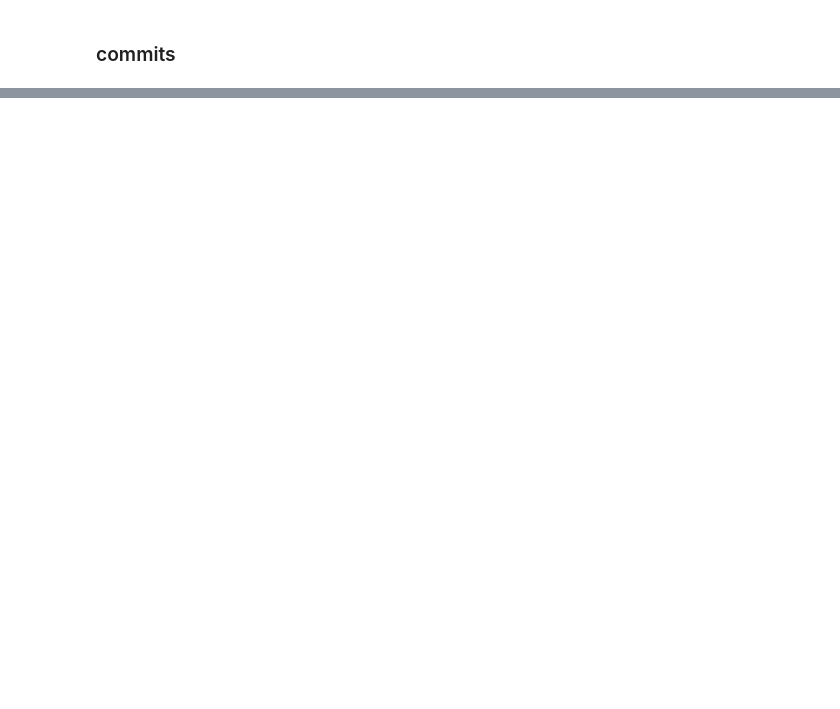
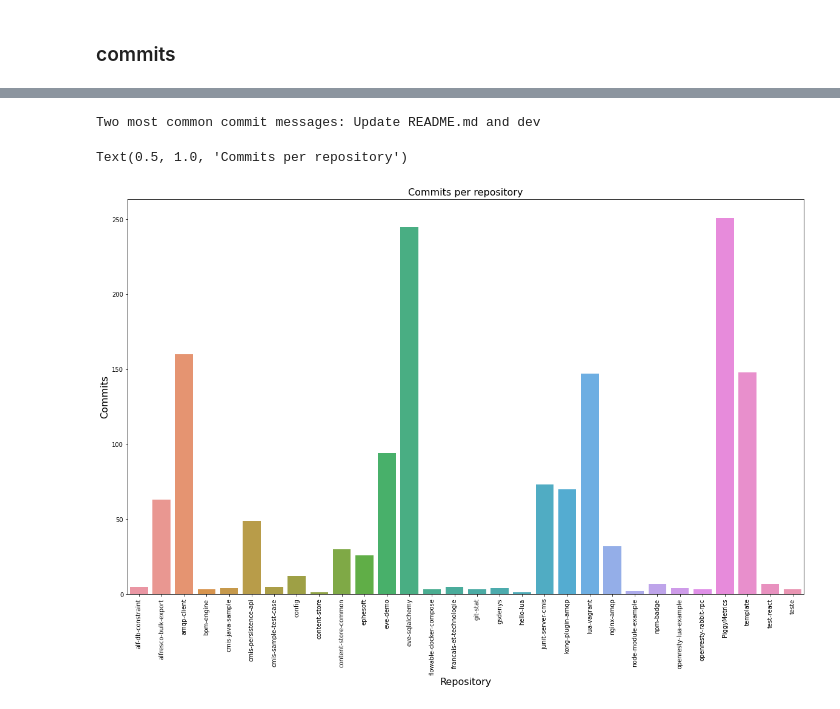
Before and after one commit to gsdenys/git-stat, a Jupyter notebook: git-data.ipynb, the cells around one changed output, grey strips where cells are left out. Saved outputs shown, nothing was run; the diff lists cells and outputs as text; code cells hidden in the pictures; blank space fills up the shorter version.

```diff
--- a/git-data.ipynb
+++ b/git-data.ipynb
@@ -94,10 +175,9 @@ for i in range(repos_df.shape[0]):
     url = repos_df.loc[i, 'Commits URL']
     page_no = 1
     while (True):
-        response = requests.get(url, auth = authentication)
-        print(response)
+        response = requests.get(url, headers=headers)
         response = response.json()
-        print("URL: {}, commits: {}".format(url, len(response)))
+#         print("URL: {}, commits: {}".format(url, len(response)))
         for commit in response:
             commit_data = []
             commit_data.append(repos_df.loc[i, 'Id'])
@@ -112,4 +192,4 @@ for i in range(repos_df.shape[0]):
             break
 
 commits_df = pd.DataFrame(commits_information, columns = ['Repo Id', 'Commit Id', 'Date', 'Message'])
-#commits_df.to_csv('commits_info.csv', index = False)
+# commits_df.to_csv('commits_info.csv', index = False)
@@ -115,0 +216,3 @@ commits_df = pd.DataFrame(commits_information, columns = ['Repo Id', 'Commit Id'
+# %%
+repos = repos_df
+commits = commits_df
@@ -115,0 +237,23 @@ commits_df = pd.DataFrame(commits_information, columns = ['Repo Id', 'Commit Id'
+# %%
+print("Two most common commit messages: {}".format(' and '.join(commits['Message'].value_counts().index[:2])))
+# %% [output]
+Two most common commit messages: Update README.md and dev
+# %%
+commits_count = pd.DataFrame(pd.merge(repos,
+         commits,
+         left_on='Id',
+         right_on='Repo Id',
+         how = 'left').groupby('Id').size().reset_index())
+commits_count.columns = ['Id', 'Commits count']
+# %%
+repos = pd.merge(repos, commits_count, on = 'Id')
+# %%
+plt.figure(figsize = (20, 12))
+sns.barplot(repos['Name'], repos['Commits count'])
+plt.xticks(rotation = 90)
+plt.xlabel("Repository", fontsize = 16)
+plt.ylabel("Commits", fontsize = 16)
+plt.title("Commits per repository", fontsize = 16)
+# %% [output]
+Text(0.5, 1.0, 'Commits per repository')
+[figure, added]
```
Also changed, not shown: parts of 20 cells of this notebook, 4 other files.
